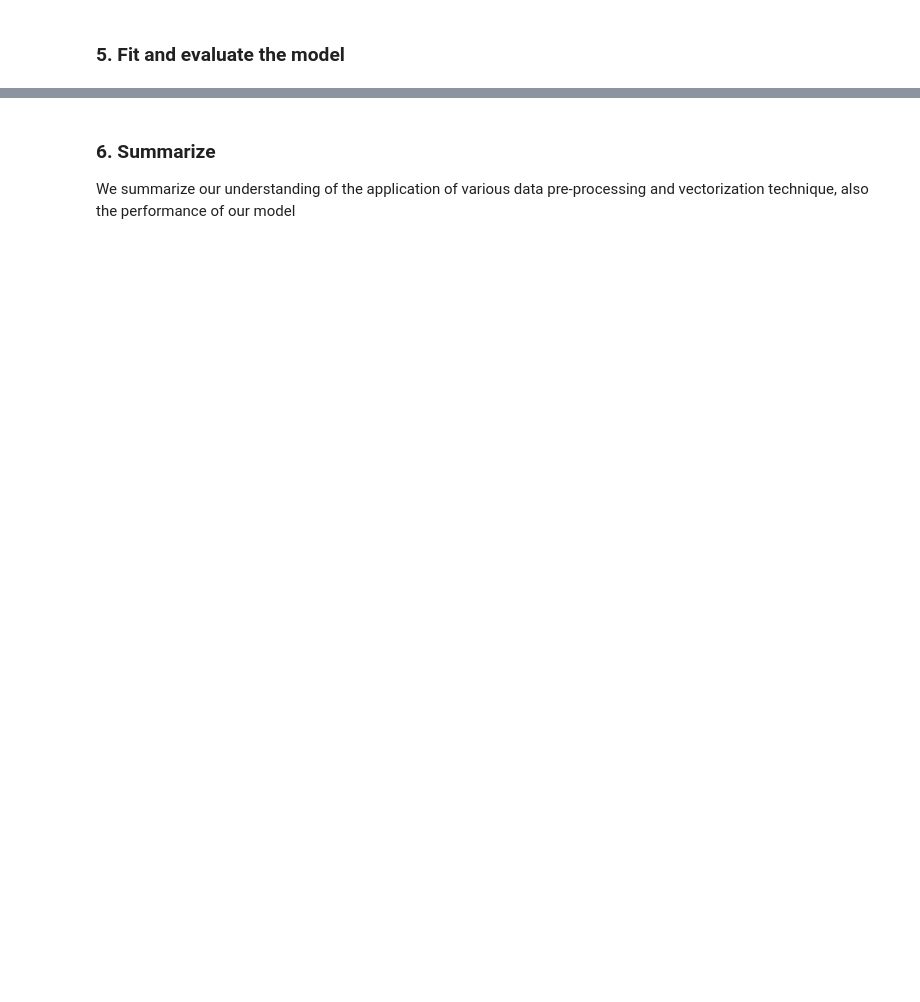
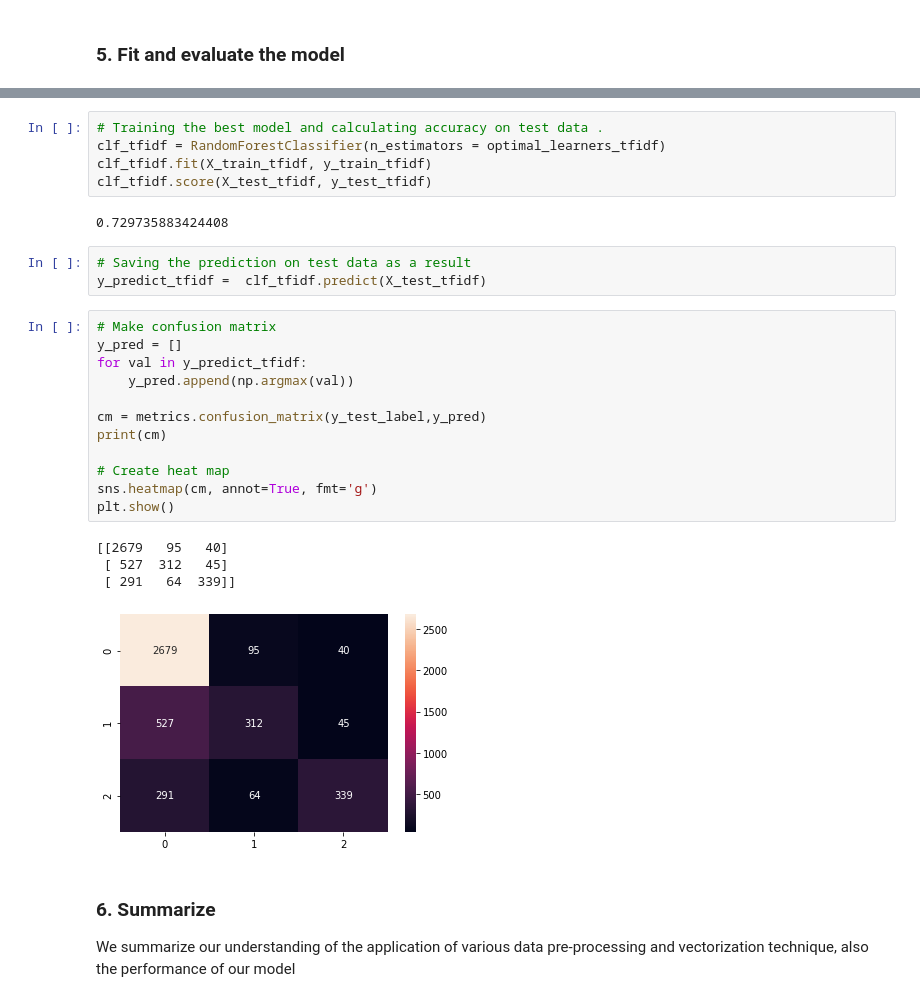
Before and after one commit to nguyenmaukhoa/Introduction-to-NLP, a Jupyter notebook: Project - Twitter US Airline Sentiment.ipynb, the cells around one changed output, grey strips where cells are left out. Saved outputs shown, nothing was run; the diff lists cells and outputs as text; blank space fills up the shorter version.

```diff
--- a/Project - Twitter US Airline Sentiment.ipynb
+++ b/Project - Twitter US Airline Sentiment.ipynb
@@ -260,3 +422,30 @@ There are 2 popular techniques to vectorize text data
+# %%
+# Training the best model and calculating accuracy on test data .
+clf_tfidf = RandomForestClassifier(n_estimators = optimal_learners_tfidf)
+clf_tfidf.fit(X_train_tfidf, y_train_tfidf)
+clf_tfidf.score(X_test_tfidf, y_test_tfidf)
+# %% [output]
+0.729735883424408
+# %%
+# Saving the prediction on test data as a result
+y_predict_tfidf =  clf_tfidf.predict(X_test_tfidf)
+# %%
+# Make confusion matrix
+y_pred = []
+for val in y_predict_tfidf:
+    y_pred.append(np.argmax(val))
+
+cm = metrics.confusion_matrix(y_test_label,y_pred)
+print(cm)
+
+# Create heat map
+sns.heatmap(cm, annot=True, fmt='g')
+plt.show()
+# %% [output]
+[[2679   95   40]
+ [ 527  312   45]
+ [ 291   64  339]]
+[figure, added]
 # %% [markdown]
 ### 6. Summarize
 We summarize our understanding of the application of various data pre-processing and vectorization technique, also the performance of our model
```
Also changed, not shown: parts of 28 cells of this notebook.
